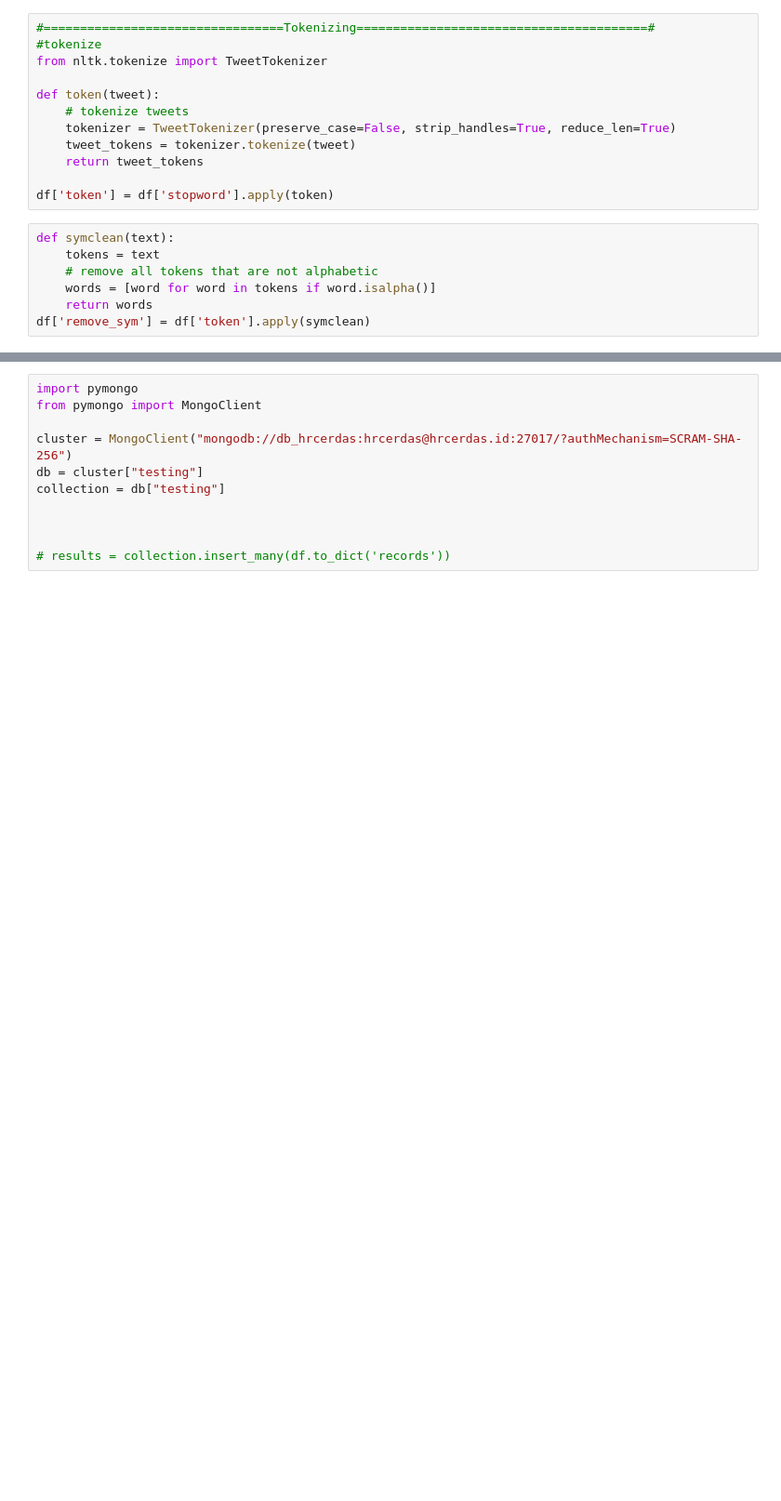
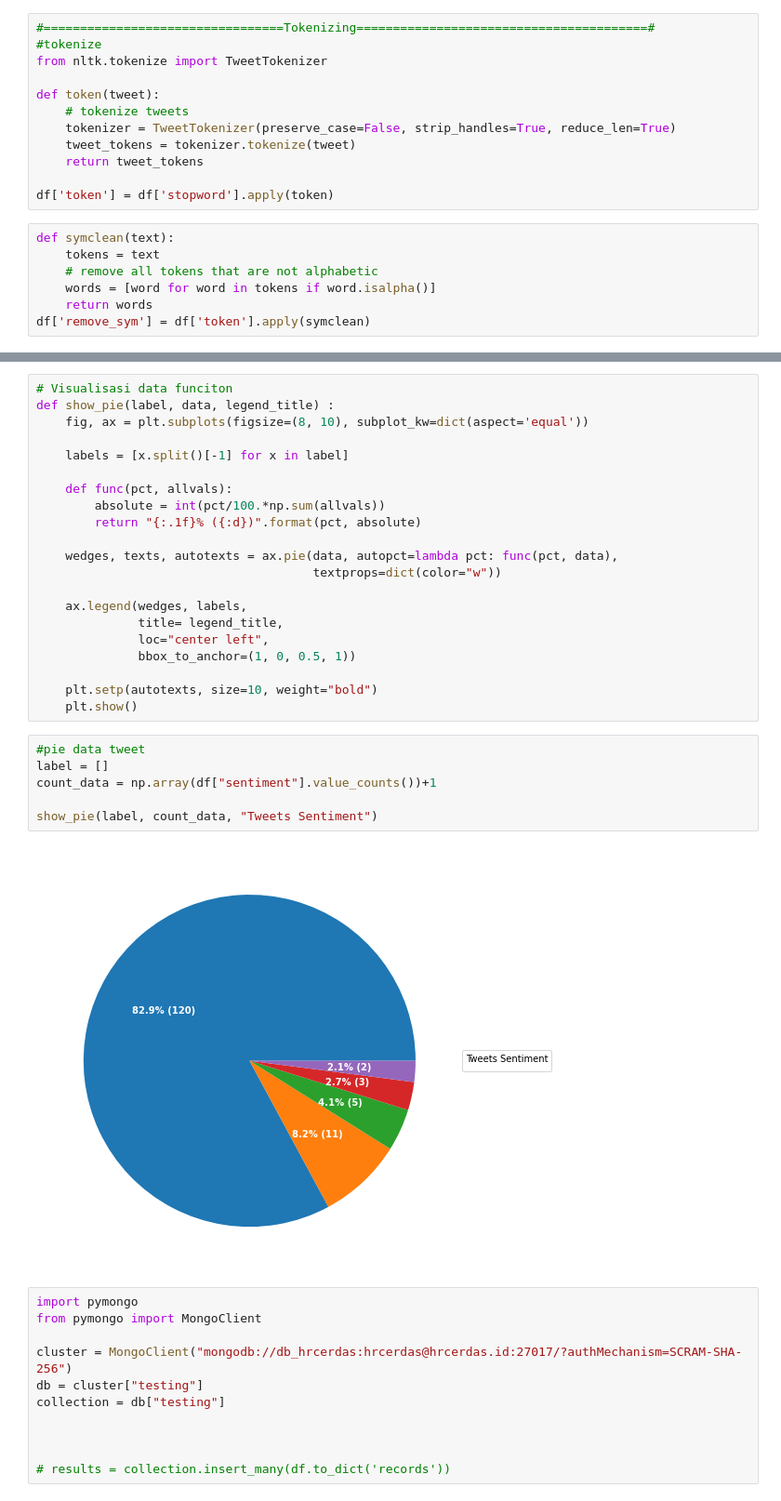
Before and after one commit to Shortfire13/Analytic-KNN, a Jupyter notebook: Final.ipynb, the cells around one changed output, grey strips where cells are left out. Shown at 93% size. Cells and saved outputs as stored; diff of their text form; blank space fills up the shorter version.

```diff
--- a/Final.ipynb
+++ b/Final.ipynb
@@ -281,3 +407,32 @@ print (pred)
+# %%
+# Visualisasi data funciton
+def show_pie(label, data, legend_title) :
+    fig, ax = plt.subplots(figsize=(8, 10), subplot_kw=dict(aspect='equal'))
+
+    labels = [x.split()[-1] for x in label]
+
+    def func(pct, allvals):
+        absolute = int(pct/100.*np.sum(allvals))
+        return "{:.1f}% ({:d})".format(pct, absolute)
+
+    wedges, texts, autotexts = ax.pie(data, autopct=lambda pct: func(pct, data),
+                                      textprops=dict(color="w"))
+
+    ax.legend(wedges, labels,
+              title= legend_title,
+              loc="center left",
+              bbox_to_anchor=(1, 0, 0.5, 1))
+
+    plt.setp(autotexts, size=10, weight="bold")
+    plt.show()
+# %%
+#pie data tweet
+label = []
+count_data = np.array(df["sentiment"].value_counts())+1
+
+show_pie(label, count_data, "Tweets Sentiment")
+# %% [output]
+[figure, added]
 # %%
 import pymongo
 from pymongo import MongoClient
```
Also changed, not shown: parts of 10 cells of this notebook, 1 other file.
